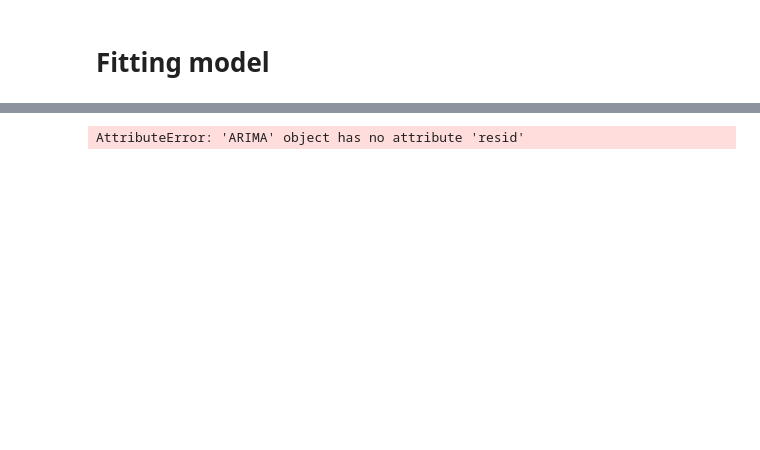
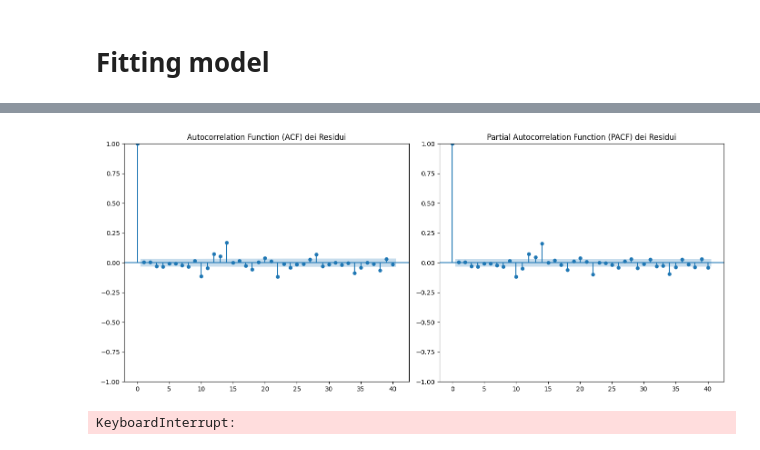
Before and after one commit to lucabellantee/Time-series-analysis, a Jupyter notebook: time_series_stocks.ipynb, the cells around one changed output, grey strips where cells are left out. Cells and saved outputs as stored; diff of their text form; code cells hidden in the pictures; blank space fills up the shorter version.

Commit message:
Creato modello sarimax

```diff
--- a/time_series_stocks.ipynb
+++ b/time_series_stocks.ipynb
@@ -272,3 +305,8 @@ Performing stepwise search to minimize aic
 
 Warnings:
 [1] Covariance matrix calculated using the outer product of gradients (complex-step).
+# %%
+model = ARIMA(train_data['Difference'], order=(1,0,3))
+results = model.fit()
+
+print(results.summary())
@@ -275,22 +331,19 @@ Warnings:
 # %%
-residuals = model.resid()
-model = ARIMA(train_data['Difference'], order=(5, 0, 2))
-results_base = model.fit()
+# Previsione dei residui
+residuals = results.resid
 
-# Previsione dei residui
-residuals = model.resid()
 # Creazione dei grafici ACF e PACF dei residui
 fig, axes = plt.subplots(1, 2, figsize=(14, 6))
 
 # ACF: Autocorrelation Function
 plot_acf(residuals, ax=axes[0], lags=40)  # Lags=40 per osservare la correlazione a lungo termine
 axes[0].set_title('Autocorrelation Function (ACF) dei Residui')
 
 # PACF: Partial Autocorrelation Function
 plot_pacf(residuals, ax=axes[1], lags=40)  # Lags=40 per osservare la correlazione parziale
 axes[1].set_title('Partial Autocorrelation Function (PACF) dei Residui')
 
 plt.tight_layout()
 plt.show()
 # %% [output]
-AttributeError: 'ARIMA' object has no attribute 'resid'
+[figure, added]
@@ -296,0 +362,13 @@ AttributeError: 'ARIMA' object has no attribute 'resid'
+# %%
+# Modello ARIMA
+model = sm.tsa.SARIMAX(train_data['Difference'],
+                       order=(3,0,3),           # Parametri ARIMA
+                       seasonal_order=(15,0,15,14), # Parametri stagionali (P, D, Q, periodo stagionale S),
+                       trend='c')                  # Se includere o meno l'intercetta (opzionale)
+
+results_base = model.fit()
+
+# Sommario del modello
+print(results_base.summary())
+# %% [output]
+KeyboardInterrupt:
```
Also changed, not shown: parts of 15 cells of this notebook, 1 other file.
